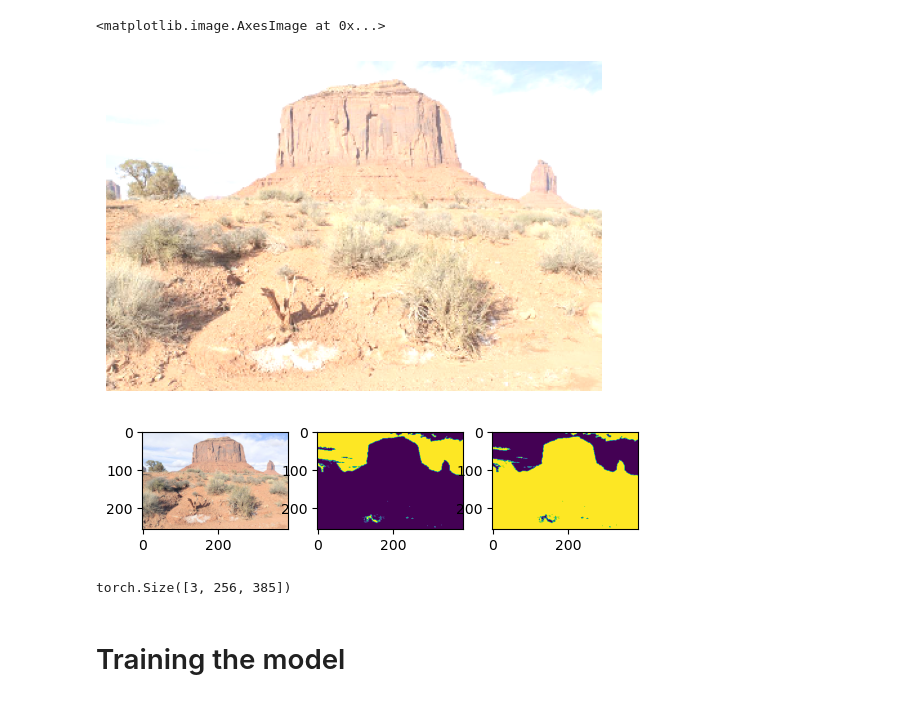
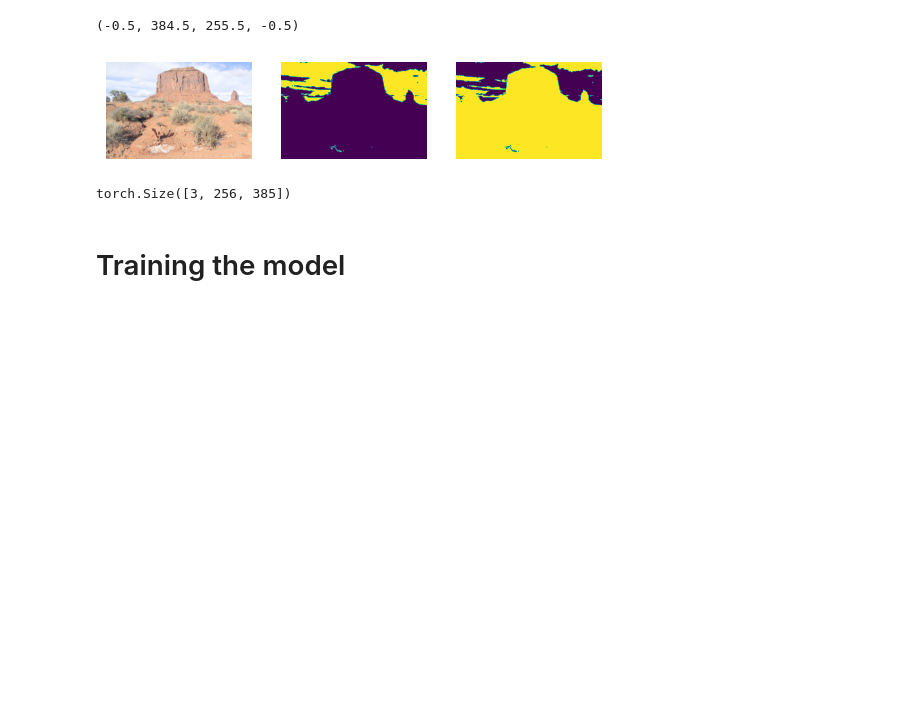
Before and after one commit to jakwisn/advanced_deep_learning_in_cv, a Jupyter notebook: main_training.ipynb, the cells around one changed output. Drawn from its saved outputs; the diff is of its cells as text; code cells hidden in the pictures; blank space fills up the shorter version.

```diff
--- a/main_training.ipynb
+++ b/main_training.ipynb
@@ -33,27 +33,30 @@ set_seed()
 # %%
 transform = transforms.Compose([
     transforms.ToTensor(),                # from [0,255] to range [0.0,1.0]
     v2.Resize(256),
     # v2.RandomCrop(size=(128, 128)) # We dont do mask transformation
     ])
 
 input_images = glob.glob('data/training/INPUT_IMAGES/*P1.5.JPG')[:100]
 val_images = glob.glob('data/validation/GT_IMAGES/*.jpg')[:6]
 
 train_dataset = CorrectionImageDataset(input_images, train=False, transform=transform)
 validation_dataset = CorrectionImageDataset('data/validation/GT_IMAGES', train=False, transform=transform)
 
 # test set must be done with the same data
 im, mask = train_dataset[0]
 
 fig, axs = plt.subplots(1,3)
 axs[0].imshow(im.permute((1,2,0)))
 axs[1].imshow(mask) # Unknown region to generate
 axs[2].imshow(~mask) # Known region
+axs[0].axis("off")
+axs[1].axis("off")
+axs[2].axis("off")
+plt.savefig('masks')
 # %% [output]
-<matplotlib.image.AxesImage at 0x...>
+(-0.5, 384.5, 255.5, -0.5)
-[figure, old version]
+[figure, new version]
-[figure, removed]
 # %%
 mask.repeat(3,1,1).shape
 # %% [output]
```
Also changed, not shown: 2 other files.
